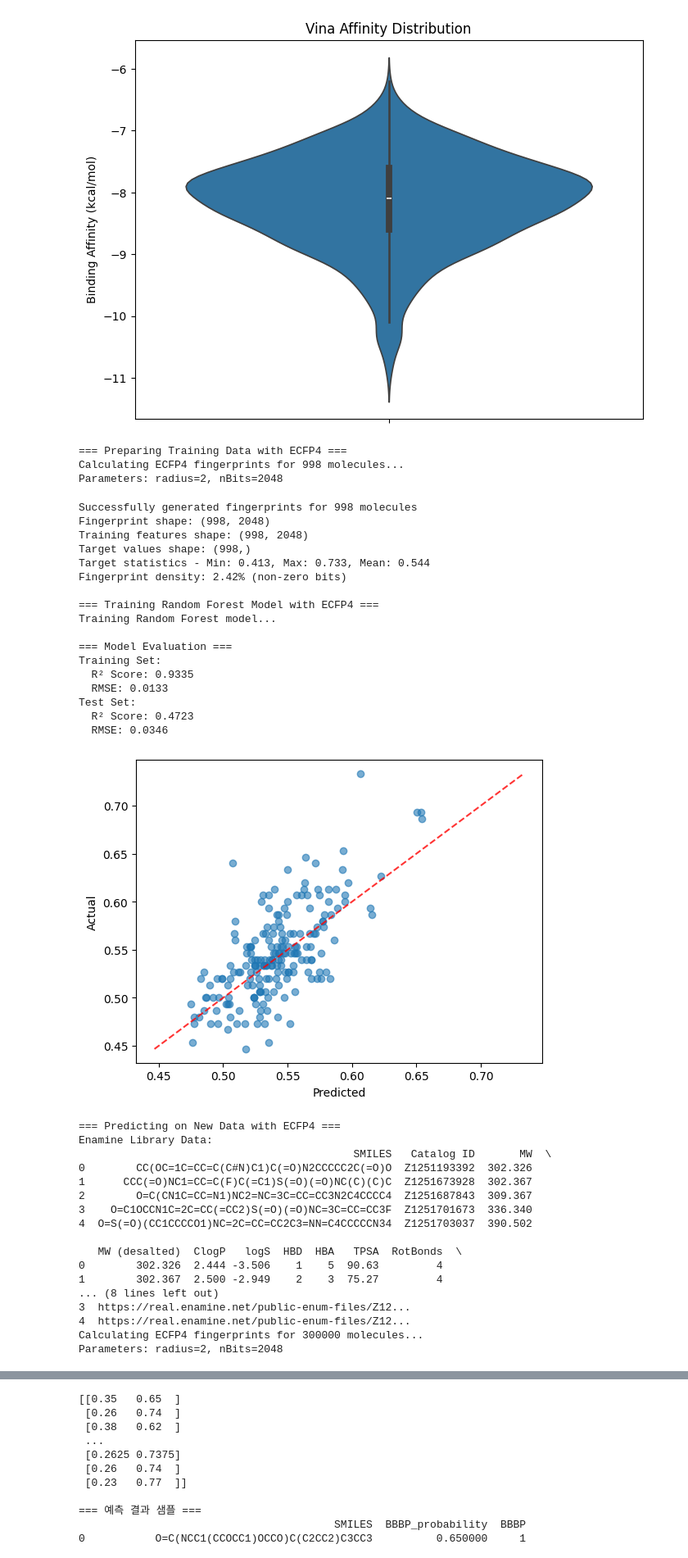
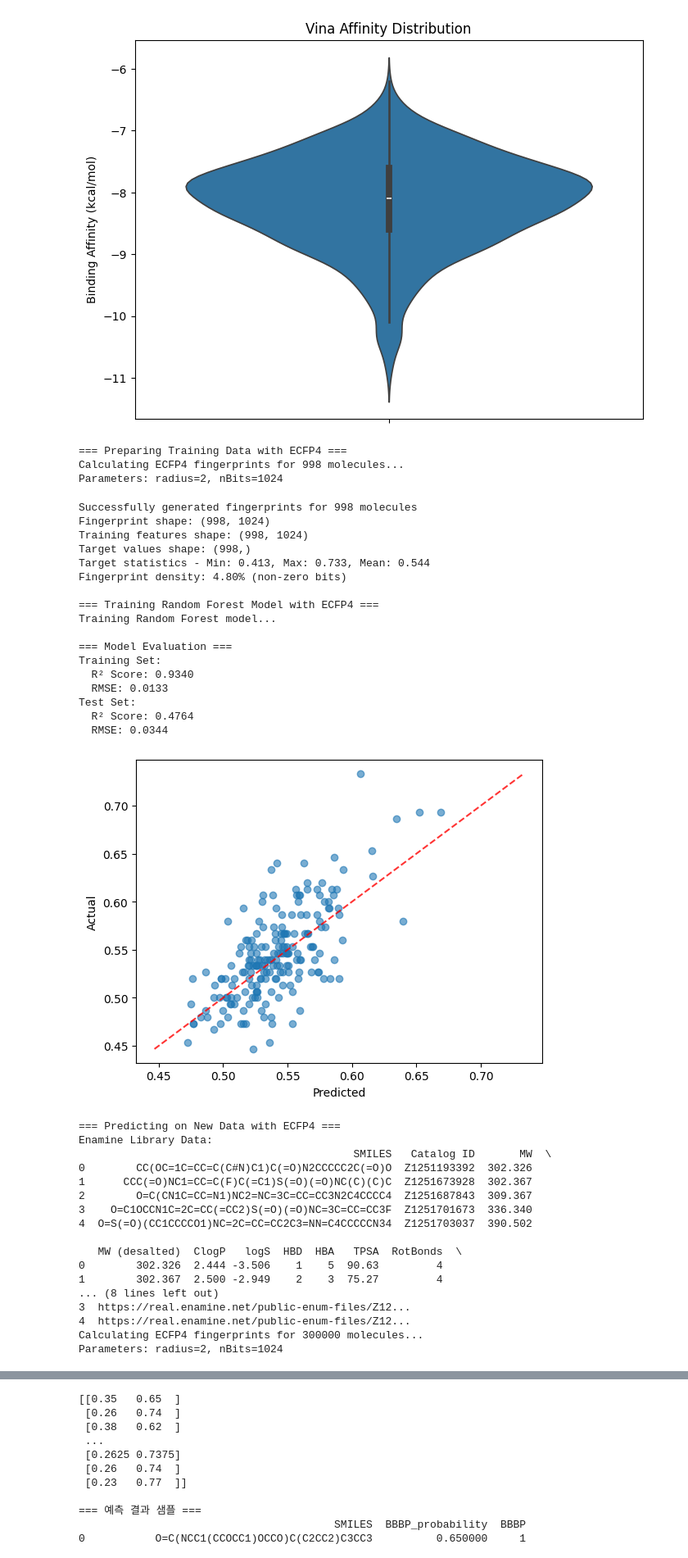
Before and after one commit to jyryu3161/DrugDiscovery, a Jupyter notebook: Lec10_code.ipynb, the cells around one changed output, grey strips where cells are left out. Shown at 82% size. Drawn from its saved outputs; the diff is of its cells as text; code cells hidden in the pictures.

```diff
--- a/Lec10_code.ipynb
+++ b/Lec10_code.ipynb
@@ -564,7 +564,6 @@ plt.show()
 print("\n=== Predicting on New Data with ECFP4 ===")
 
 df = pd.read_csv('./enamine_lib.smiles', sep='\t')
-df = df[0:300000]
 
 print("Enamine Library Data:")
 print(df.head())
@@ -583,41 +582,41 @@ df.loc[pred_valid_indices, 'predicted_affinity'] = predictions
 print(f"Predictions completed for {len(pred_valid_indices)} molecules out of {len(df)}")
 print(f"Predicted affinity statistics:")
 print(f"  Min: {predictions.min():.3f}")
 print(f"  Max: {predictions.max():.3f}")
 print(f"  Mean: {predictions.mean():.3f}")
 print(f"  Std: {predictions.std():.3f}")
 
 # 5. 상위 1000개 화합물 선별 (affinity가 낮을수록 좋음)
 print("\n=== Selecting Top 1000 Compounds ===")
 # NaN 값 제외하고 정렬
 df_valid = df.dropna(subset=['predicted_affinity'])
 top_1000 = df_valid.nsmallest(1000, 'predicted_affinity')
 
 # 결과 저장
 top_1000.to_csv('lib_ml_selected.csv', index=False)
 df.to_csv('lib_ml_all.csv', index=False)
 # %% [output]
 === Preparing Training Data with ECFP4 ===
 Calculating ECFP4 fingerprints for 998 molecules...
-Parameters: radius=2, nBits=2048
+Parameters: radius=2, nBits=1024
 Successfully generated fingerprints for 998 molecules
-Fingerprint shape: (998, 2048)
-Training features shape: (998, 2048)
+Fingerprint shape: (998, 1024)
+Training features shape: (998, 1024)
 Target values shape: (998,)
 Target statistics - Min: 0.413, Max: 0.733, Mean: 0.544
-Fingerprint density: 2.42% (non-zero bits)
+Fingerprint density: 4.80% (non-zero bits)
 
 === Training Random Forest Model with ECFP4 ===
 Training Random Forest model...
 
 === Model Evaluation ===
 Training Set:
-  R² Score: 0.9335
+  R² Score: 0.9340
   RMSE: 0.0133
 Test Set:
-  R² Score: 0.4723
-  RMSE: 0.0346
+  R² Score: 0.4764
+  RMSE: 0.0344
-[figure, old version]
+[figure, new version]
 === Predicting on New Data with ECFP4 ===
 Enamine Library Data:
                                            SMILES   Catalog ID       MW  \
@@ -634,5 +633,5 @@ Enamine Library Data:
 3  https://real.enamine.net/public-enum-files/Z12...
 4  https://real.enamine.net/public-enum-files/Z12...
 Calculating ECFP4 fingerprints for 300000 molecules...
-Parameters: radius=2, nBits=2048
+Parameters: radius=2, nBits=1024
 Successfully generated fingerprints for 300000 molecules
```
Also changed, not shown: parts of 5 cells of this notebook.
